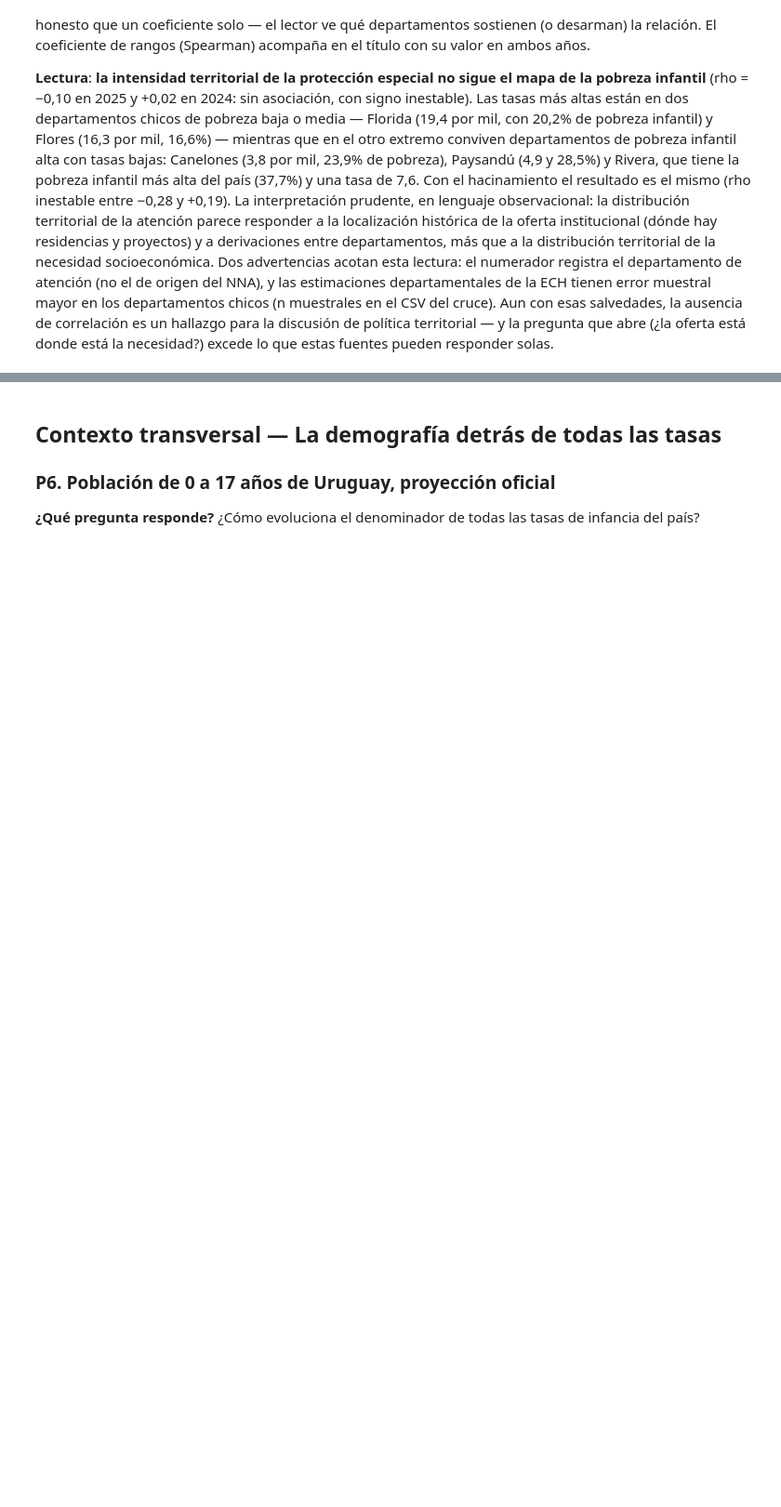
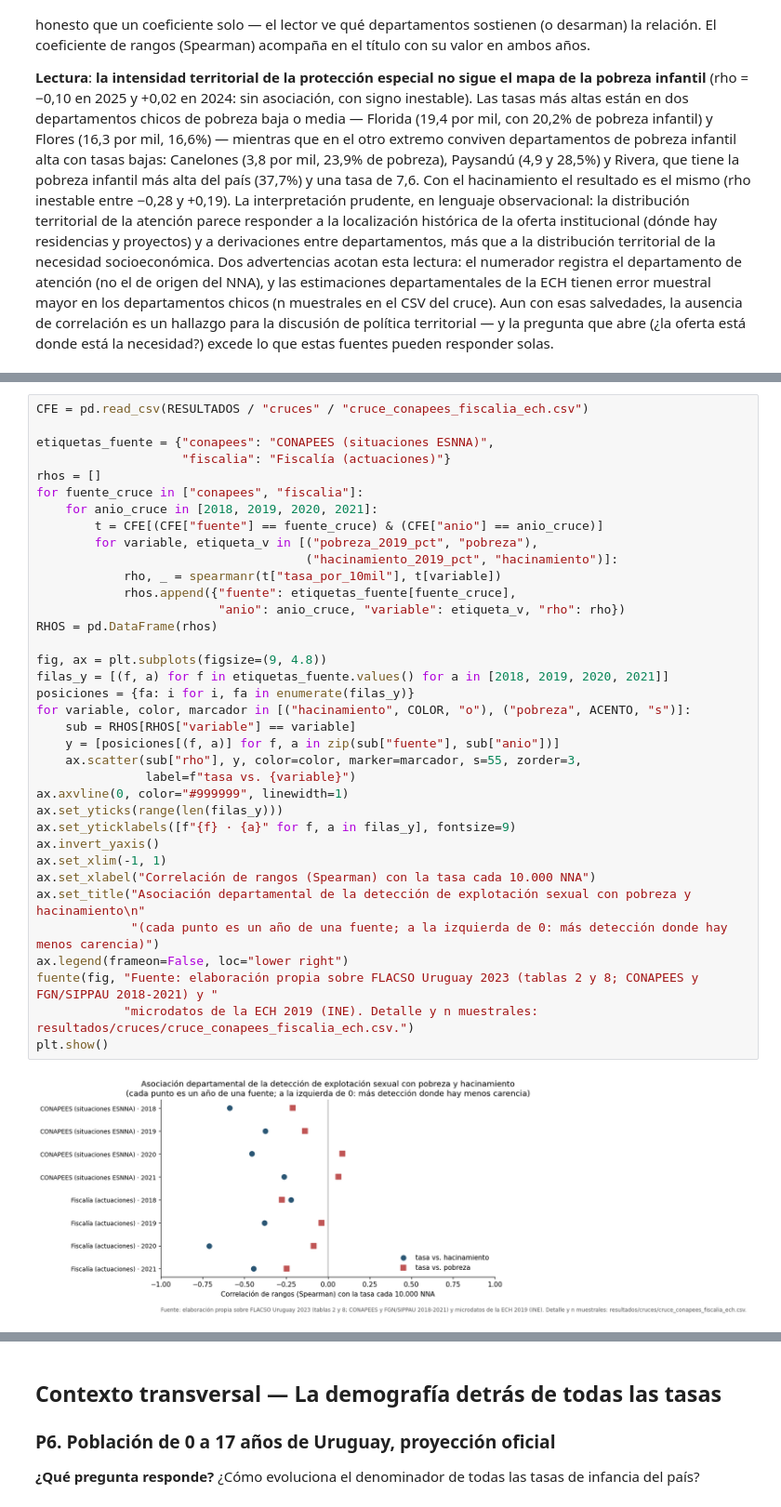
Before and after one commit to MCornesLucas/agente-politicas-sociales, a Jupyter notebook: notebooks/informe_infancia.ipynb, the cells around one changed output, grey strips where cells are left out. Shown at 93% size. Saved outputs shown, nothing was run; the diff lists cells and outputs as text; blank space fills up the shorter version.

```diff
--- a/notebooks/informe_infancia.ipynb
+++ b/notebooks/informe_infancia.ipynb
@@ -1802,0 +1825,38 @@ fuentes pueden responder solas.
+# %%
+CFE = pd.read_csv(RESULTADOS / "cruces" / "cruce_conapees_fiscalia_ech.csv")
+
+etiquetas_fuente = {"conapees": "CONAPEES (situaciones ESNNA)",
+                    "fiscalia": "Fiscalía (actuaciones)"}
+rhos = []
+for fuente_cruce in ["conapees", "fiscalia"]:
+    for anio_cruce in [2018, 2019, 2020, 2021]:
+        t = CFE[(CFE["fuente"] == fuente_cruce) & (CFE["anio"] == anio_cruce)]
+        for variable, etiqueta_v in [("pobreza_2019_pct", "pobreza"),
+                                     ("hacinamiento_2019_pct", "hacinamiento")]:
+            rho, _ = spearmanr(t["tasa_por_10mil"], t[variable])
+            rhos.append({"fuente": etiquetas_fuente[fuente_cruce],
+                         "anio": anio_cruce, "variable": etiqueta_v, "rho": rho})
+RHOS = pd.DataFrame(rhos)
+
+fig, ax = plt.subplots(figsize=(9, 4.8))
+filas_y = [(f, a) for f in etiquetas_fuente.values() for a in [2018, 2019, 2020, 2021]]
+posiciones = {fa: i for i, fa in enumerate(filas_y)}
+for variable, color, marcador in [("hacinamiento", COLOR, "o"), ("pobreza", ACENTO, "s")]:
+    sub = RHOS[RHOS["variable"] == variable]
+    y = [posiciones[(f, a)] for f, a in zip(sub["fuente"], sub["anio"])]
+    ax.scatter(sub["rho"], y, color=color, marker=marcador, s=55, zorder=3,
+               label=f"tasa vs. {variable}")
+ax.axvline(0, color="#999999", linewidth=1)
+ax.set_yticks(range(len(filas_y)))
+ax.set_yticklabels([f"{f} · {a}" for f, a in filas_y], fontsize=9)
+ax.invert_yaxis()
+ax.set_xlim(-1, 1)
+ax.set_xlabel("Correlación de rangos (Spearman) con la tasa cada 10.000 NNA")
+ax.set_title("Asociación departamental de la detección de explotación sexual con pobreza y hacinamiento\n"
+             "(cada punto es un año de una fuente; a la izquierda de 0: más detección donde hay menos carencia)")
+ax.legend(frameon=False, loc="lower right")
+fuente(fig, "Fuente: elaboración propia sobre FLACSO Uruguay 2023 (tablas 2 y 8; CONAPEES y FGN/SIPPAU 2018-2021) y "
+            "microdatos de la ECH 2019 (INE). Detalle y n muestrales: resultados/cruces/cruce_conapees_fiscalia_ech.csv.")
+plt.show()
+# %% [output]
+[figure, added]
```
Also changed, not shown: parts of 14 cells of this notebook, 15 other files.
